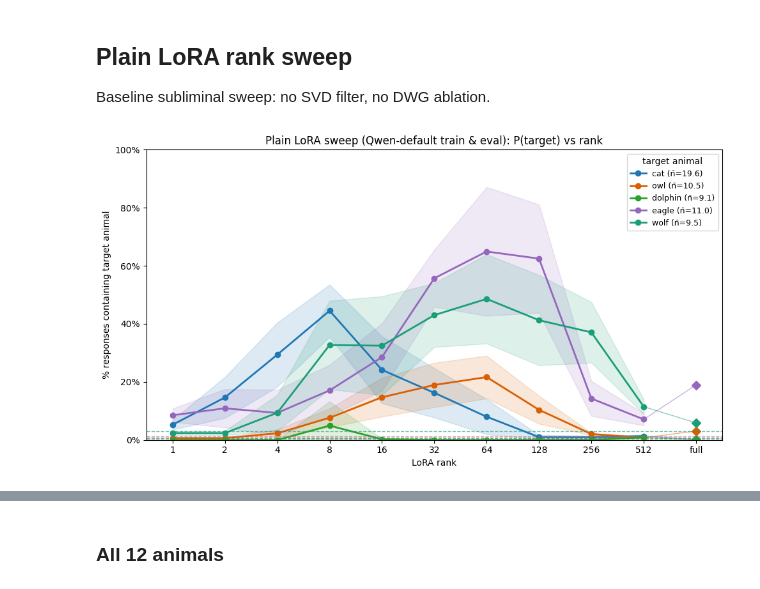
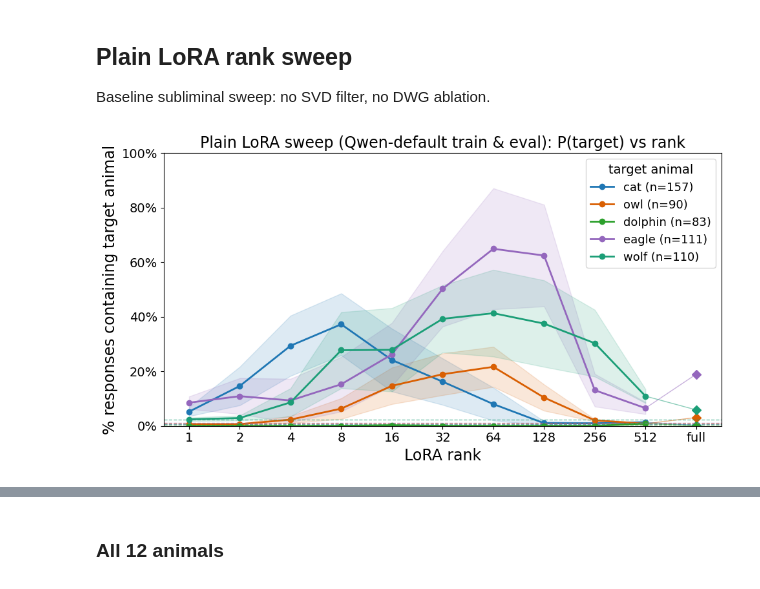
Before and after one commit to toddnief/subliminal-entanglement, a Jupyter notebook: notebooks/view_results_v2.ipynb, the cells around one changed output, grey strips where cells are left out. Saved outputs shown, nothing was run; the diff lists cells and outputs as text; code cells hidden in the pictures.

```diff
--- a/notebooks/view_results_v2.ipynb
+++ b/notebooks/view_results_v2.ipynb
@@ -20,6 +20,18 @@ sys.path.insert(0, str(Path.cwd().parent))
 import numpy as np
 import pandas as pd
 import matplotlib.pyplot as plt
+import matplotlib as mpl
+
+# Bigger text across all plots in this notebook.
+mpl.rcParams.update({
+    "font.size":        14,
+    "axes.titlesize":   17,
+    "axes.labelsize":   17,
+    "xtick.labelsize":  14,
+    "ytick.labelsize":  14,
+    "legend.fontsize":  13,
+    "figure.titlesize": 18,
+})
 
 from sl import config as sl_config
 
@@ -135,6 +145,8 @@ def build_gen_df(reg: dict) -> pd.DataFrame:
                 "dataset_source": _dataset_source(cfg),
                 "dataset_hash": data.get("dataset_hash"),
                 "eval_setting": setting_name,
+                "generation_temperature": cfg.get("generation_temperature"),
+                "generation_strategy": cfg.get("generation_strategy"),
                 "train_system_prompt": cfg.get("train_system_prompt"),
                 "eval_system_prompt": cfg.get("eval_system_prompt"),
                 "n_responses": total,
@@ -326,7 +339,7 @@ def plot_p_target_vs_rank(
             )
         axes[0][0].set_ylabel("% responses containing target animal")
         if title:
-            fig.suptitle(title, fontsize=14)
+            fig.suptitle(title)
         plt.tight_layout()
         return fig
 
@@ -347,7 +360,7 @@ def plot_p_target_vs_rank(
 
         if not sub.empty:
             agg = _agg_with_ci(sub, ci, by="rank")
-            label = f"{animal} (n̄={agg['n'].mean():.1f})"
+            label = f"{animal} (n={int(agg['n'].sum())})"
             ax.plot(agg["rank"], agg["mean"], "o-" if show_points else "-",
                     label=label, color=color, markersize=6, linewidth=2)
             if ci is not None:
@@ -391,7 +404,7 @@ def plot_p_target_vs_rank(
     ax.set_xlabel("LoRA rank")
     ax.set_ylim(0, 1)
     ax.yaxis.set_major_formatter(plt.FuncFormatter(lambda y, _: f"{y:.0%}"))
-    ax.legend(fontsize=9, title="target animal")
+    ax.legend(title="target animal")
     if title:
         ax.set_title(title)
     if own_fig:
@@ -403,20 +416,22 @@ def plot_p_target_vs_rank(
 
 Baseline subliminal sweep: no SVD filter, no DWG ablation.
 # %%
+# Default system prompt at train and eval time.
 plain = gen_df[
     (gen_df["svd_mode"] == "full")
     & (gen_df["dwg_mode"] == "full")
     & (gen_df["eval_setting"] == "clean")
     & gen_df["train_system_prompt"].isna()  # Qwen-default system prompt at train time
     & gen_df["eval_system_prompt"].isna()   # Qwen-default system prompt at eval time
+    & (gen_df["generation_temperature"] == 1.0)  # exclude greedy/argmax dataset gen (T=0.0)
 ]
 
 plot_p_target_vs_rank(
     plain,
     animals=["cat", "owl", "dolphin", "eagle", "wolf"],
     baselines=baseline_p,
     title="Plain LoRA sweep (Qwen-default train & eval): P(target) vs rank",
 )
 plt.show()
 # %% [output]
-[figure, old version]
+[figure, new version]
```
Also changed, not shown: parts of 9 cells of this notebook, 2 other files.
